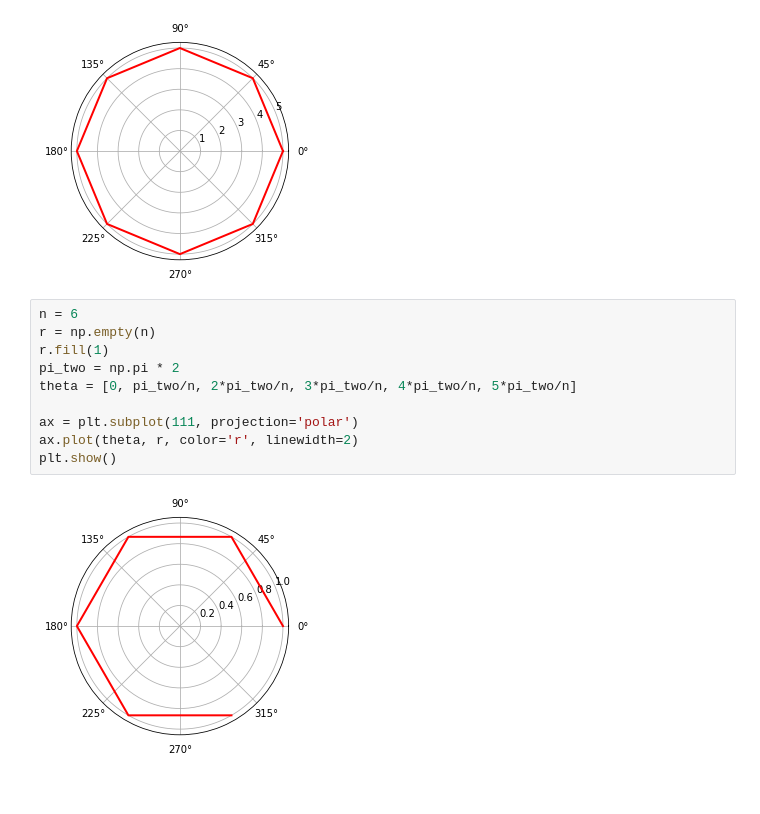
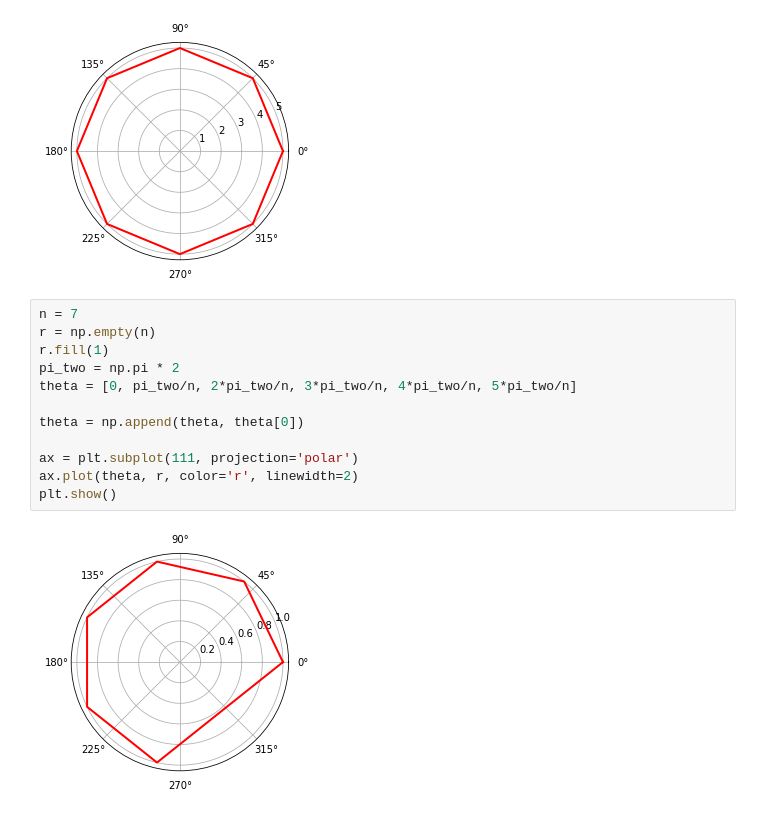
Before and after one commit to HeywoodKing/ipython_jupyter_notebook, a Jupyter notebook: matplotlib_intro_025_极坐标.ipynb, the cells around one changed output. Saved outputs shown, nothing was run; the diff lists cells and outputs as text.

```diff
--- a/matplotlib_intro_025_极坐标.ipynb
+++ b/matplotlib_intro_025_极坐标.ipynb
@@ -21,14 +21,16 @@ plt.show()
 # %% [output]
 [figure]
 # %%
-n = 6
+n = 7
 r = np.empty(n)
 r.fill(1)
 pi_two = np.pi * 2
 theta = [0, pi_two/n, 2*pi_two/n, 3*pi_two/n, 4*pi_two/n, 5*pi_two/n]
 
+theta = np.append(theta, theta[0])
+
 ax = plt.subplot(111, projection='polar')
 ax.plot(theta, r, color='r', linewidth=2)
 plt.show()
 # %% [output]
-[figure, old version]
+[figure, new version]
```
Also changed, not shown: 1 other file.
